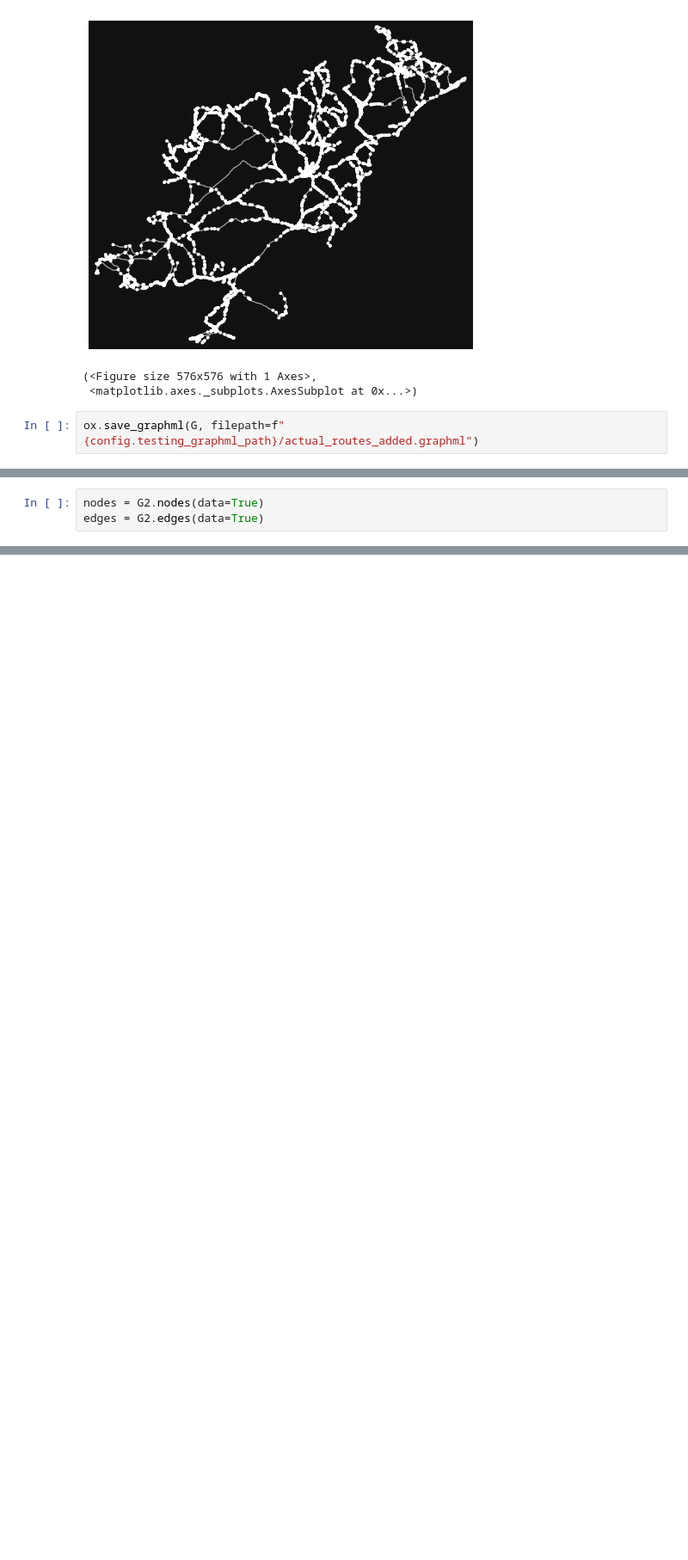
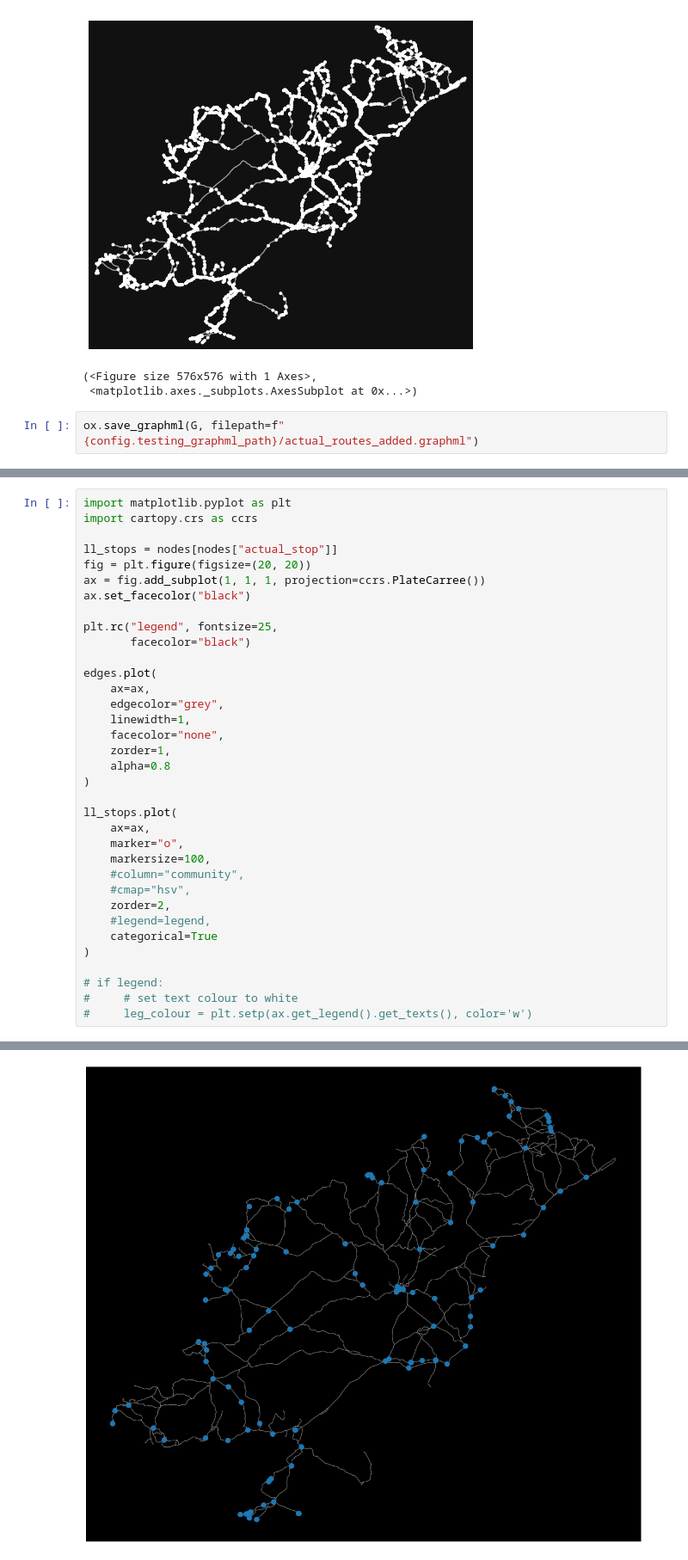
Before and after one commit to ancodia/donegal-bus-routes, a Jupyter notebook: testing/notebooks/add_locallink_bus_stops_to_graph.ipynb, the cells around one changed output, grey strips where cells are left out. Shown at 86% size. Cells and saved outputs as stored; diff of their text form; blank space fills up the shorter version.

```diff
--- a/testing/notebooks/add_locallink_bus_stops_to_graph.ipynb
+++ b/testing/notebooks/add_locallink_bus_stops_to_graph.ipynb
@@ -420,3 +329,0 @@ n = nx.get_node_attributes(G2, "modes")
-# %%
-nodes = G2.nodes(data=True)
-edges = G2.edges(data=True)
@@ -476,0 +330,36 @@ len(updated_donegal_stops)
+# %%
+import matplotlib.pyplot as plt
+import cartopy.crs as ccrs
+
+ll_stops = nodes[nodes["actual_stop"]]
+fig = plt.figure(figsize=(20, 20))
+ax = fig.add_subplot(1, 1, 1, projection=ccrs.PlateCarree())
+ax.set_facecolor("black")
+
+plt.rc("legend", fontsize=25,
+       facecolor="black")
+
+edges.plot(
+    ax=ax,
+    edgecolor="grey",
+    linewidth=1,
+    facecolor="none",
+    zorder=1,
+    alpha=0.8
+)
+
+ll_stops.plot(
+    ax=ax,
+    marker="o",
+    markersize=100,
+    #column="community",
+    #cmap="hsv",
+    zorder=2,
+    #legend=legend,
+    categorical=True
+)
+
+# if legend:
+#     # set text colour to white
+#     leg_colour = plt.setp(ax.get_legend().get_texts(), color='w')
+# %% [output]
@@ -476,0 +367 @@ len(updated_donegal_stops)
+[figure, added]
```
Also changed, not shown: parts of 31 cells of this notebook, 5 other files.
